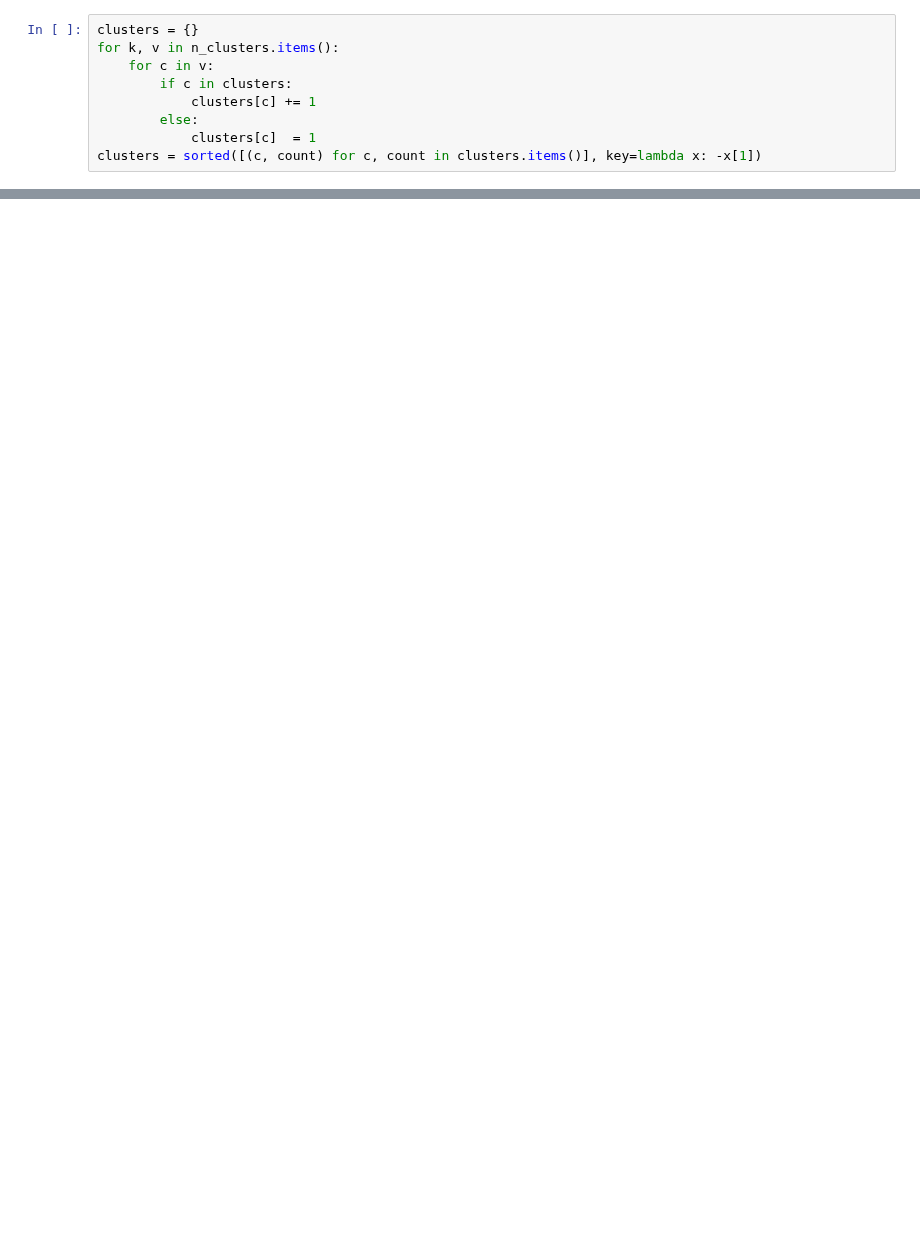
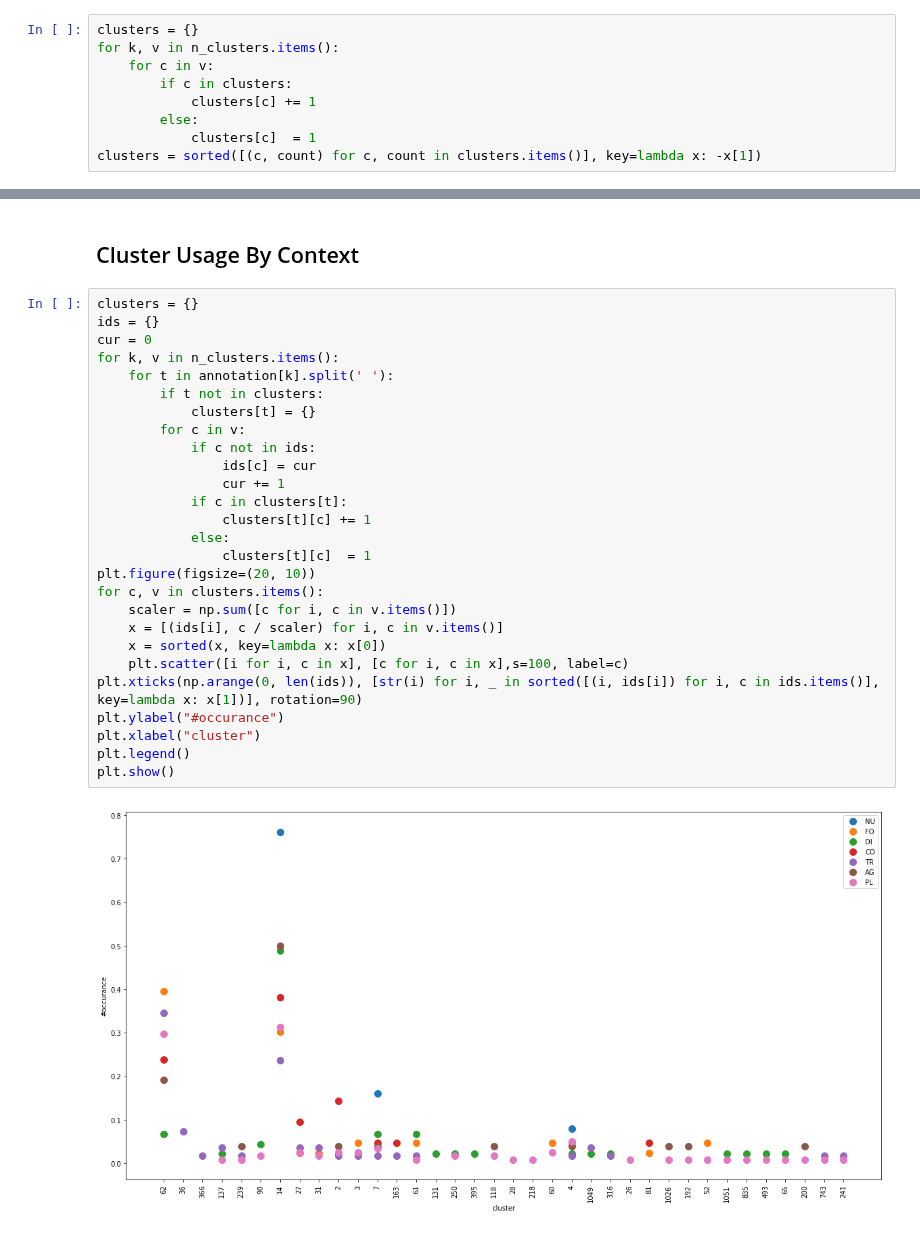
Before and after one commit to dkohlsdorf/wdp-ds, a Jupyter notebook: analysis/BaseClusteingAnalysis.ipynb, the cells around one changed output, grey strips where cells are left out. Drawn from its saved outputs; the diff is of its cells as text; blank space fills up the shorter version.

```diff
--- a/analysis/BaseClusteingAnalysis.ipynb
+++ b/analysis/BaseClusteingAnalysis.ipynb
@@ -131,0 +148,31 @@ plt.show()
+# %% [markdown]
+## Cluster Usage By Context
+# %%
+clusters = {}
+ids = {}
+cur = 0
+for k, v in n_clusters.items():
+    for t in annotation[k].split(' '):
+        if t not in clusters:
+            clusters[t] = {}
+        for c in v:
+            if c not in ids:
+                ids[c] = cur
+                cur += 1
+            if c in clusters[t]:
+                clusters[t][c] += 1
+            else:
+                clusters[t][c]  = 1
+plt.figure(figsize=(20, 10))
+for c, v in clusters.items():
+    scaler = np.sum([c for i, c in v.items()])
+    x = [(ids[i], c / scaler) for i, c in v.items()]
+    x = sorted(x, key=lambda x: x[0])
+    plt.scatter([i for i, c in x], [c for i, c in x],s=100, label=c)
+plt.xticks(np.arange(0, len(ids)), [str(i) for i, _ in sorted([(i, ids[i]) for i, c in ids.items()], key=lambda x: x[1])], rotation=90)
+plt.ylabel("#occurance")
+plt.xlabel("cluster")
+plt.legend()
+plt.show()
+# %% [output]
+[figure, added]
```
Also changed, not shown: parts of 9 cells of this notebook.
